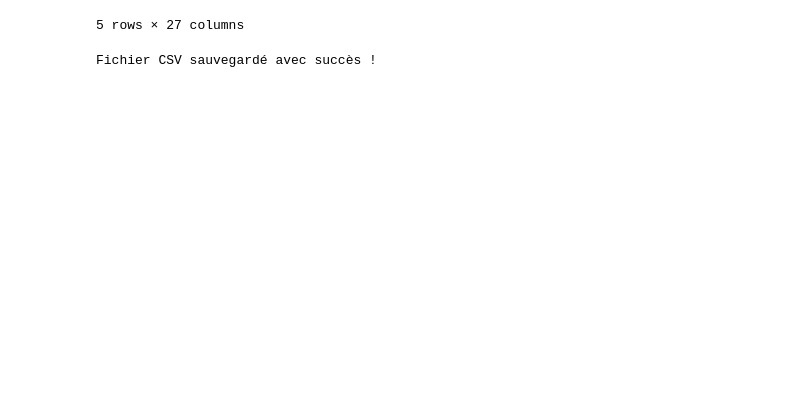
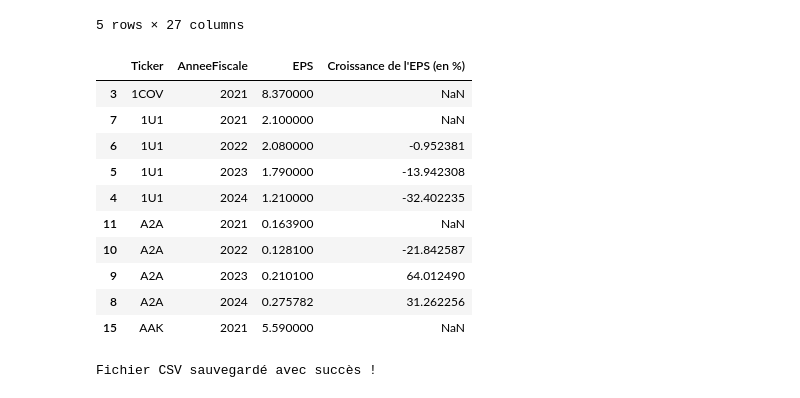
Before and after one commit to tnourlyn/Projet-Python---The-Transatlantic-valuation-guide, a Jupyter notebook: Nettoyage des données/Nettoyage_STX600.ipynb, the cells around one changed output. Drawn from its saved outputs; the diff is of its cells as text; code cells hidden in the pictures; blank space fills up the shorter version.

```diff
--- a/Nettoyage des données/Nettoyage_STX600.ipynb
+++ b/Nettoyage des données/Nettoyage_STX600.ipynb
@@ -302,6 +302,27 @@ df_STX600.head()
 | 6 | 1U1 | 1U1.DE | 1&1 DrillischAktiengesellschaft | Eurostoxx | Communication Services | Telecom Services | Germany | 0.410 | 4.187117 | ... |
 | 7 | 1U1 | 1U1.DE | 1&1 DrillischAktiengesellschaft | Eurostoxx | Communication Services | Telecom Services | Germany | 0.410 | 4.187117 | ... |
 5 rows × 27 columns
+# %%
+# Sort the DataFrame by Ticker and AnneeFiscale to ensure correct year-over-year calculation
+df_STX600 = df_STX600.sort_values(by=['Ticker', 'AnneeFiscale'])
+
+# Calculate the year-over-year EPS growth for each company
+df_STX600['Croissance de l\'EPS (en %)'] = df_STX600.groupby('Ticker')['EPS'].pct_change() * 100 #fonction pour calculer la xce yoy
+
+# Display the relevant columns to show the new calculation
+display(df_STX600[['Ticker', 'AnneeFiscale', 'EPS', 'Croissance de l\'EPS (en %)']].head(10))
+# %% [output]
+|  | Ticker | AnneeFiscale | EPS | Croissance de l'EPS (en %) |
+| 3 | 1COV | 2021 | 8.370000 | NaN |
+| 7 | 1U1 | 2021 | 2.100000 | NaN |
+| 6 | 1U1 | 2022 | 2.080000 | -0.952381 |
+| 5 | 1U1 | 2023 | 1.790000 | -13.942308 |
+| 4 | 1U1 | 2024 | 1.210000 | -32.402235 |
+| 11 | A2A | 2021 | 0.163900 | NaN |
+| 10 | A2A | 2022 | 0.128100 | -21.842587 |
+| 9 | A2A | 2023 | 0.210100 | 64.012490 |
+| 8 | A2A | 2024 | 0.275782 | 31.262256 |
+| 15 | AAK | 2021 | 5.590000 | NaN |
 # %%
 import os
 
```
Also changed, not shown: 4 other files.
